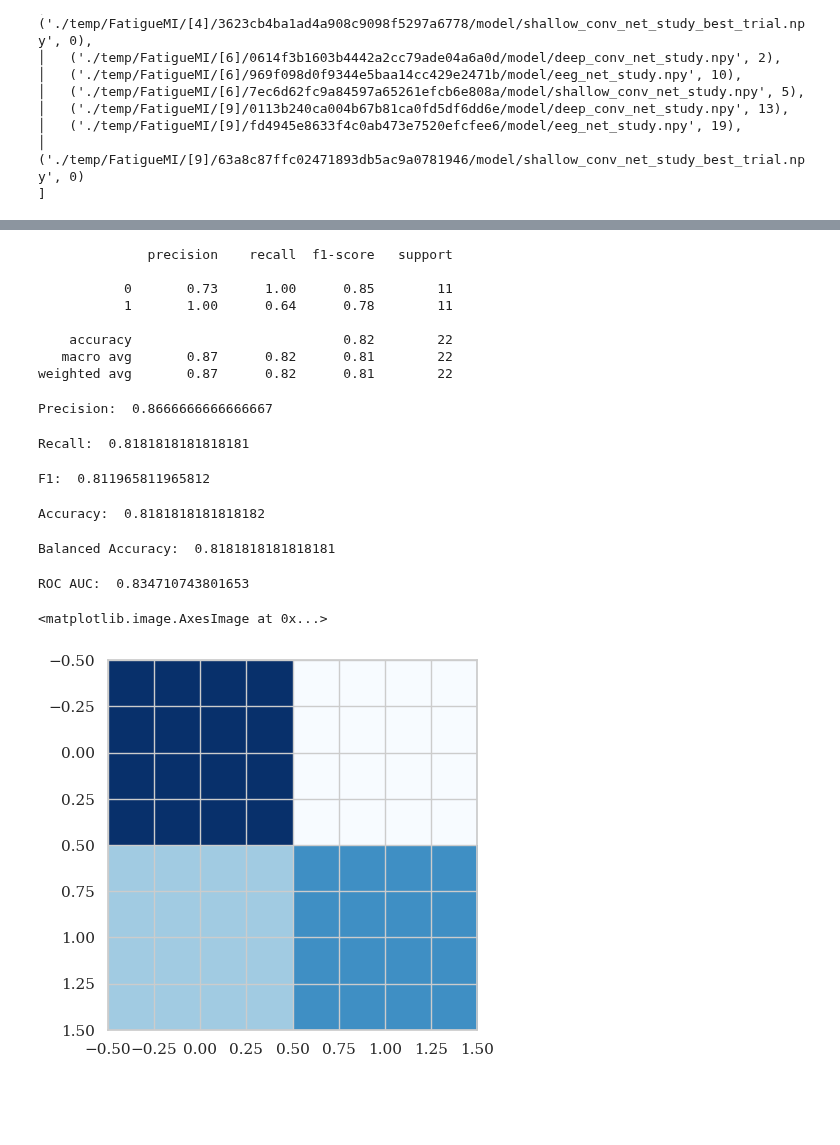
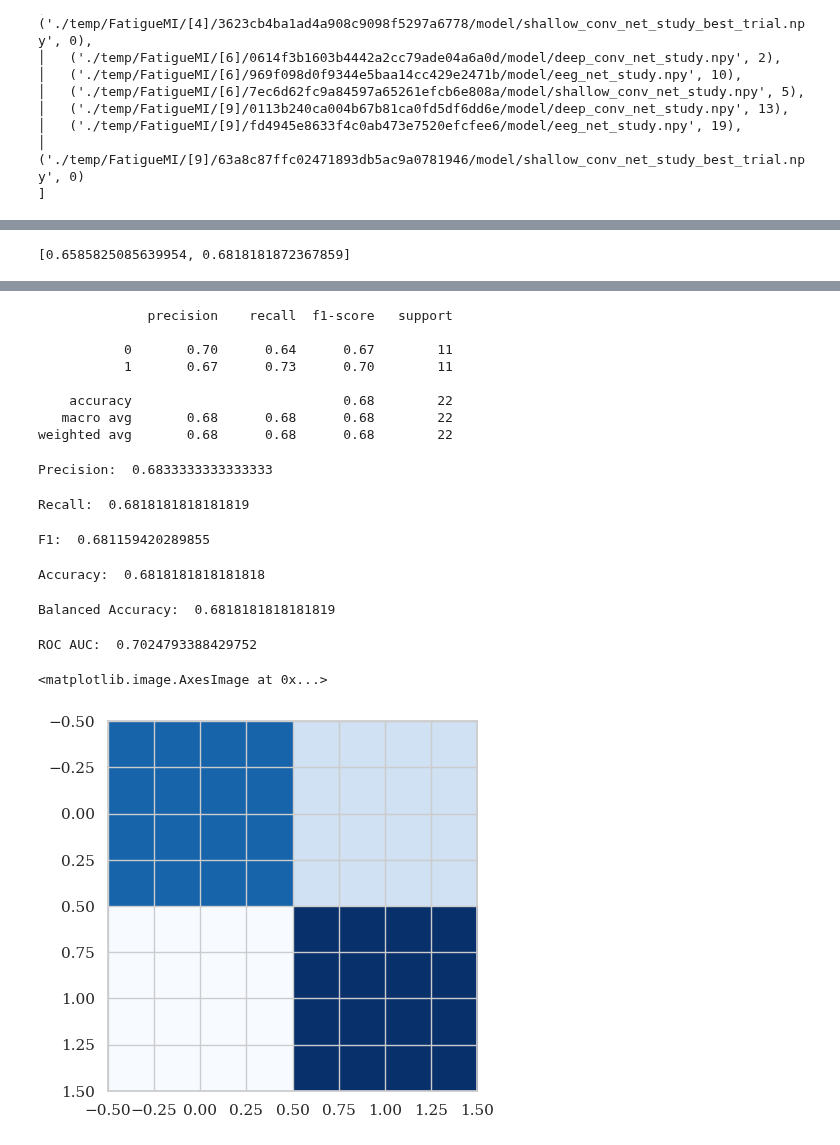
Before and after one commit to Pauligtech/PiEEG_Miniaturization, a Jupyter notebook: model_optimization_tests/metrics_calculation_example.ipynb, the cells around one changed output, grey strips where cells are left out. Saved outputs shown, nothing was run; the diff lists cells and outputs as text; code cells hidden in the pictures; blank space fills up the shorter version.

```diff
--- a/model_optimization_tests/metrics_calculation_example.ipynb
+++ b/model_optimization_tests/metrics_calculation_example.ipynb
@@ -240,7 +246,7 @@ rpprint(subject_best_trials)
 │   ('./temp/FatigueMI/[9]/63a8c87ffc02471893db5ac9a0781946/model/shallow_conv_net_study_best_trial.npy', 0)
 ]
 # %%
-study_idx = 6
+study_idx = 0
 study_path = subject_best_trials[study_idx][0]
 study = np.load(study_path, allow_pickle=True).item()
 trial = study.trials[subject_best_trials[study_idx][1]] if hasattr(study, "trials") else study
@@ -277,6 +315,7 @@ from sklearn.metrics import classification_report, f1_score, precision_score, re
     balanced_accuracy_score, roc_curve, auc, RocCurveDisplay
 
 y_pred = model_info["model"].predict(X_test, batch_size=model_info["batch_size"], verbose=1)
+rpprint(model_info["model"].evaluate(X_test, y_test, batch_size=model_info["batch_size"]))
 y_pred_bool = np.argmax(y_pred, axis=1)
 
 fpr, tpr, thresholds = roc_curve(y_test, y_pred_bool)
@@ -301,0 +342 @@ plt.imshow(confusion_matrix(y_test, y_pred_bool), cmap=plt.cm.Blues, interpolati
+[0.6585825085639954, 0.6818181872367859]
@@ -303,16 +344,16 @@ plt.imshow(confusion_matrix(y_test, y_pred_bool), cmap=plt.cm.Blues, interpolati
-              precision    recall  f1-score   support
-
-           0       0.73      1.00      0.85        11
-           1       1.00      0.64      0.78        11
-
-    accuracy                           0.82        22
-   macro avg       0.87      0.82      0.81        22
-weighted avg       0.87      0.82      0.81        22
-Precision:  0.8666666666666667
+              precision    recall  f1-score   support
+
+           0       0.70      0.64      0.67        11
+           1       0.67      0.73      0.70        11
+
+    accuracy                           0.68        22
+   macro avg       0.68      0.68      0.68        22
+weighted avg       0.68      0.68      0.68        22
-Recall:  0.8181818181818181
+Precision:  0.6833333333333333
-F1:  0.811965811965812
+Recall:  0.6818181818181819
-Accuracy:  0.8181818181818182
+F1:  0.681159420289855
-Balanced Accuracy:  0.8181818181818181
+Accuracy:  0.6818181818181818
-ROC AUC:  0.834710743801653
+Balanced Accuracy:  0.6818181818181819
-<matplotlib.image.AxesImage at 0x...>
+ROC AUC:  0.7024793388429752
+<matplotlib.image.AxesImage at 0x...>
-[figure, old version]
+[figure, new version]
```
Also changed, not shown: parts of 4 cells of this notebook, 41 other files.
